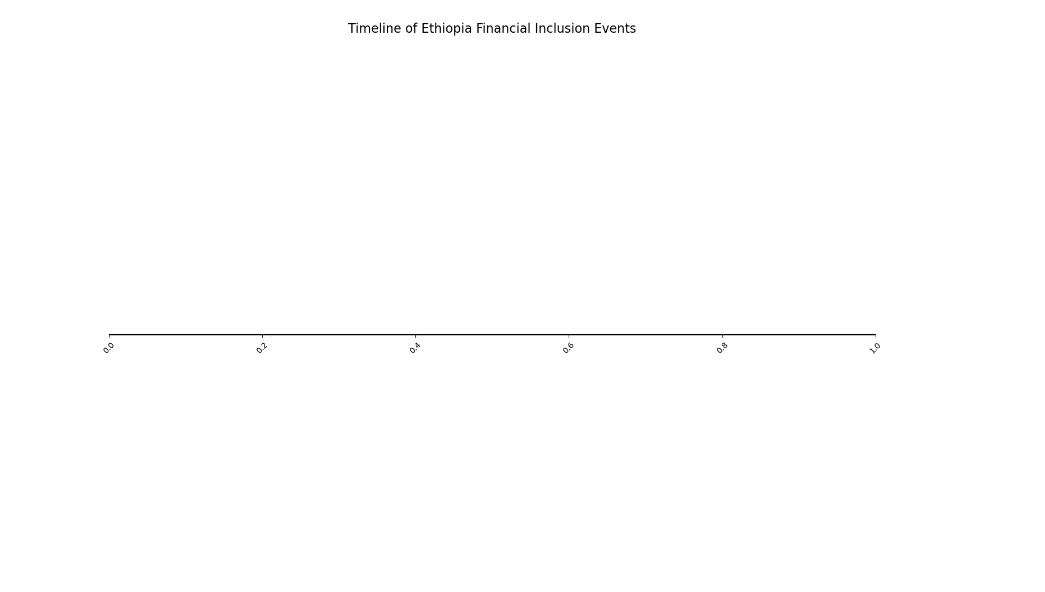
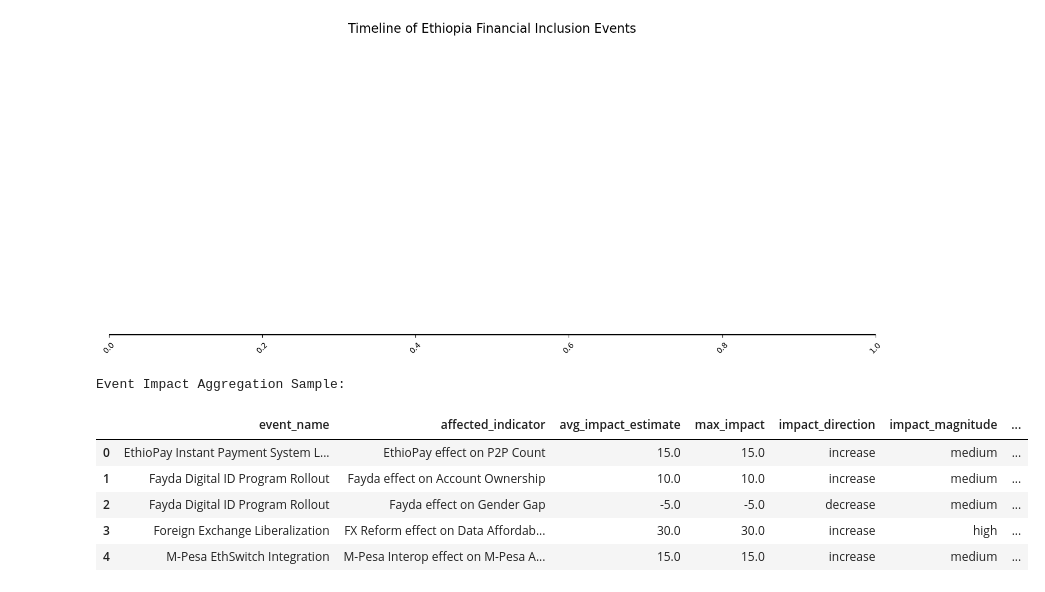
Before and after one commit to zenawitkmariam/ethiopia-fi-forcast, a Jupyter notebook: notebooks/DataExploration.ipynb, the cells around one changed output. Cells and saved outputs as stored; diff of their text form; code cells hidden in the pictures; blank space fills up the shorter version.

```diff
--- a/notebooks/DataExploration.ipynb
+++ b/notebooks/DataExploration.ipynb
@@ -402,3 +403,66 @@ plt.xticks(rotation=45)
 plt.show()
 # %% [output]
 [figure]
+# %%
+df_events = df_main[df_main["record_type"] == "event"].copy()
+event_cols = [
+    "record_id",
+    "category",
+    "pillar",
+    "indicator",        # often event name/label
+    "observation_date",
+    "source_name",
+    "notes"
+]
+
+df_events = df_events[event_cols]
+
+df_event_impacts = df_impacts.merge(
+    df_events,
+    left_on="parent_id",
+    right_on="record_id",
+    how="left",
+    suffixes=("_impact", "_event")
+)
+
+impact_summary = df_event_impacts[[
+    "parent_id",
+    "indicator_event",        # event name
+    "indicator_impact",       # affected indicator
+    "impact_direction",
+    "impact_magnitude",
+    "impact_estimate",
+    "lag_months",
+    "confidence"
+]]
+
+impact_summary = impact_summary.rename(columns={
+    "parent_id": "event_id",
+    "indicator_event": "event_name",
+    "indicator_impact": "affected_indicator"
+})
+
+impact_agg = (
+    impact_summary
+    .groupby(["event_name", "affected_indicator"])
+    .agg(
+        avg_impact_estimate=("impact_estimate", "mean"),
+        max_impact=("impact_estimate", "max"),
+        impact_direction=("impact_direction", "first"),
+        impact_magnitude=("impact_magnitude", "first"),
+        avg_lag_months=("lag_months", "mean"),
+        observations=("confidence", "count")
+    )
+    .reset_index()
+)
+
+print("Event Impact Aggregation Sample:")
+display(impact_agg.head())
+# %% [output]
+Event Impact Aggregation Sample:
+|  | event_name | affected_indicator | avg_impact_estimate | max_impact | impact_direction | impact_magnitude | ... |
+| 0 | EthioPay Instant Payment System L... | EthioPay effect on P2P Count | 15.0 | 15.0 | increase | medium | ... |
+| 1 | Fayda Digital ID Program Rollout | Fayda effect on Account Ownership | 10.0 | 10.0 | increase | medium | ... |
+| 2 | Fayda Digital ID Program Rollout | Fayda effect on Gender Gap | -5.0 | -5.0 | decrease | medium | ... |
+| 3 | Foreign Exchange Liberalization | FX Reform effect on Data Affordab... | 30.0 | 30.0 | increase | high | ... |
+| 4 | M-Pesa EthSwitch Integration | M-Pesa Interop effect on M-Pesa A... | 15.0 | 15.0 | increase | medium | ... |
```
Also changed, not shown: parts of 10 cells of this notebook.
